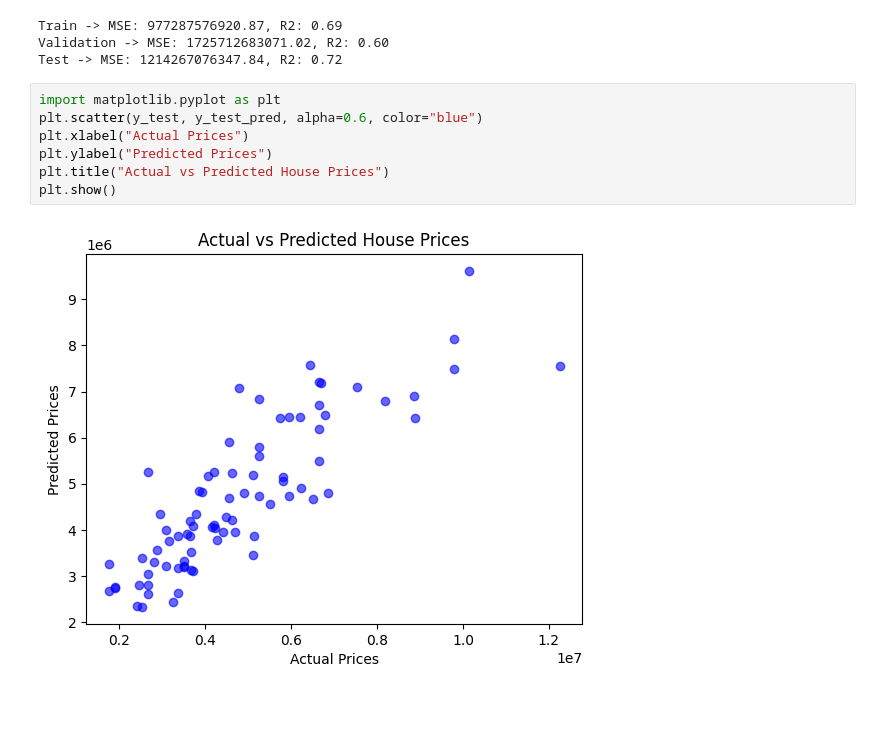
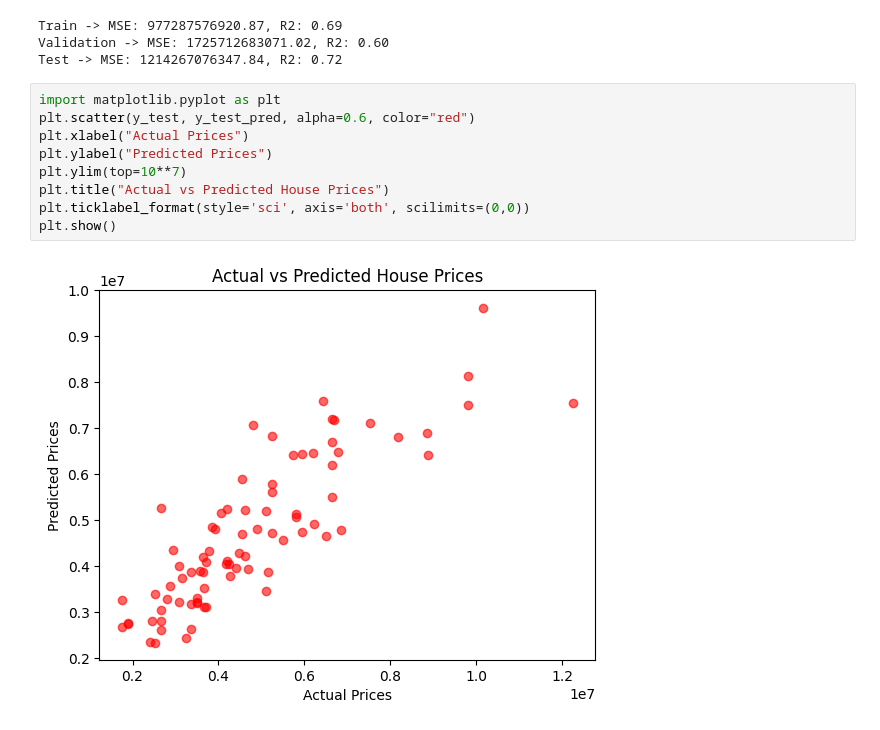
Before and after one commit to randira10/uom, a Jupyter notebook: session-1/task1.ipynb, the cells around one changed output. Cells and saved outputs as stored; diff of their text form.

```diff
--- a/session-1/task1.ipynb
+++ b/session-1/task1.ipynb
@@ -123,10 +123,12 @@ Validation -> MSE: 1725712683071.02, R2: 0.60
 Test -> MSE: 1214267076347.84, R2: 0.72
 # %%
 import matplotlib.pyplot as plt
-plt.scatter(y_test, y_test_pred, alpha=0.6, color="blue")
+plt.scatter(y_test, y_test_pred, alpha=0.6, color="red")
 plt.xlabel("Actual Prices")
 plt.ylabel("Predicted Prices")
+plt.ylim(top=10**7)
 plt.title("Actual vs Predicted House Prices")
+plt.ticklabel_format(style='sci', axis='both', scilimits=(0,0))
 plt.show()
 # %% [output]
-[figure, old version]
+[figure, new version]
```
